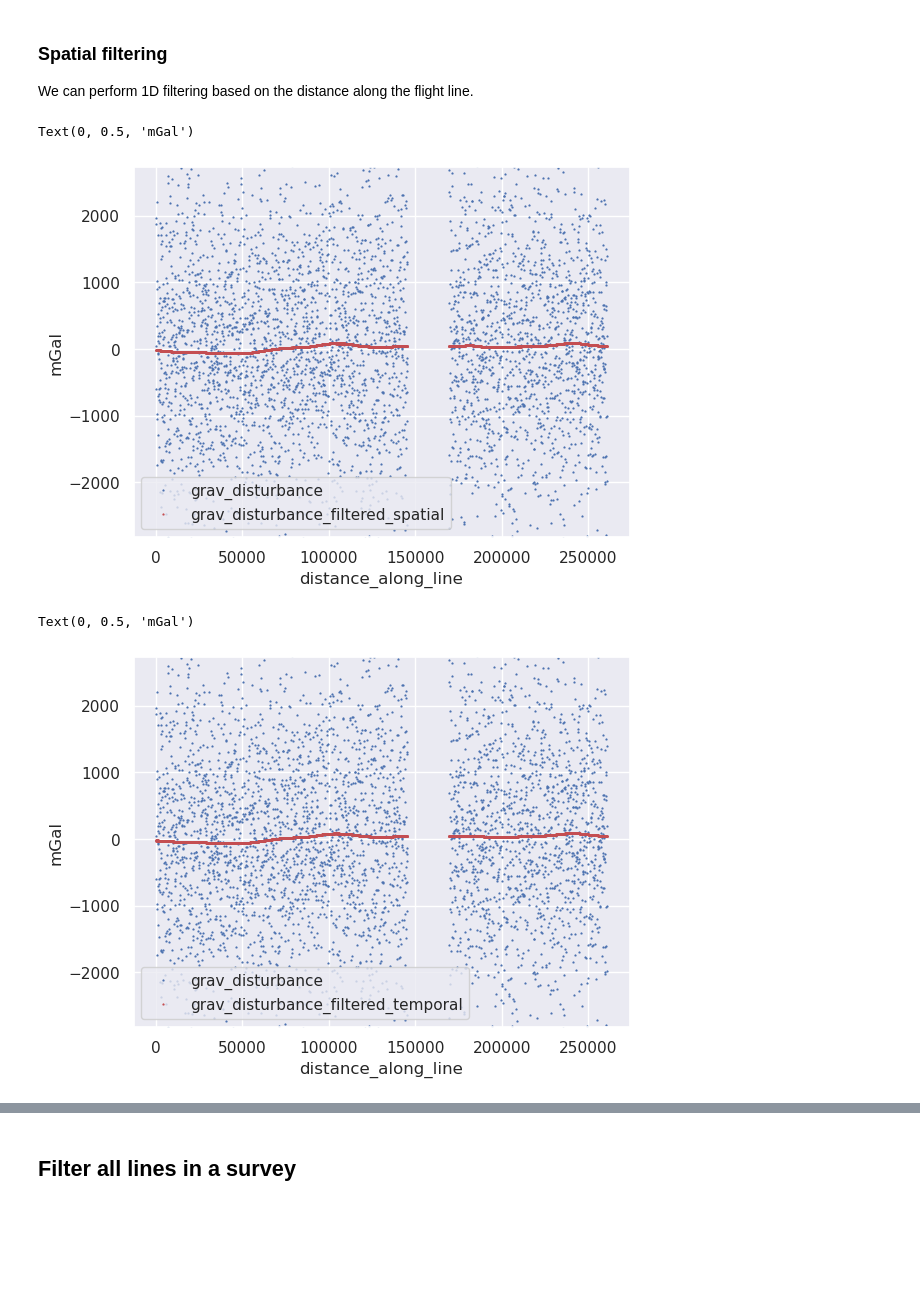
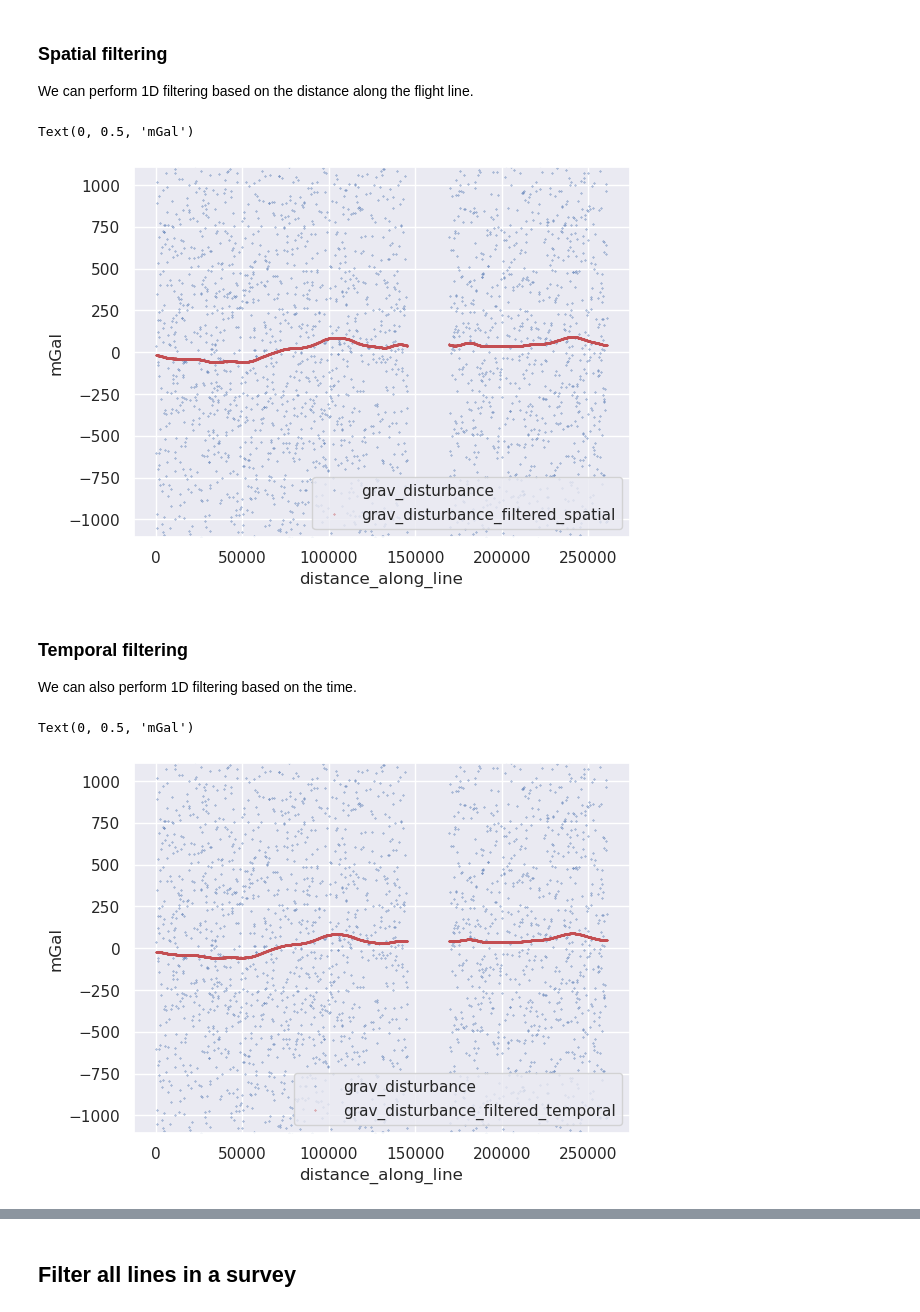
Before and after one commit to GeoToolkits/airbornegeo, a Jupyter notebook: docs/filtering_data_in_1D.ipynb, the cells around one changed output, grey strips where cells are left out. Drawn from its saved outputs; the diff is of its cells as text; code cells hidden in the pictures; blank space fills up the shorter version.

```diff
--- a/docs/filtering_data_in_1D.ipynb
+++ b/docs/filtering_data_in_1D.ipynb
@@ -19,6 +20,7 @@ data_df = data_df[
         "unixtime",
         "grav_disturbance",
         "distance_along_line",
+        "height",
     ]
 ]
 data_df = data_df.sort_values(["line", "unixtime"]).reset_index(drop=True)
@@ -47,26 +49,29 @@ line_df["grav_disturbance_filtered_spatial"] = airbornegeo.filter_line(
     pad_width_percentage=10,
 )
 # %%
-ylim = vd.minmax(line_df.grav_disturbance, min_percentile=2, max_percentile=98)
+maxabs = vd.maxabs(line_df.grav_disturbance, percentile=60)
 ax = line_df.plot.line(
     "distance_along_line",
     "grav_disturbance",
-    style="bp",
+    style="b.",
     ms=0.6,
-    ylim=ylim,
+    ylim=(-maxabs, maxabs),
 )
 ax = line_df.plot.line(
     "distance_along_line",
     "grav_disturbance_filtered_spatial",
-    style="rp",
+    style="r.",
     ms=0.6,
     ax=ax,
-    ylim=ylim,
+    ylim=(-maxabs, maxabs),
 )
 ax.set_ylabel("mGal")
 # %% [output]
 Text(0, 0.5, 'mGal')
-[figure, old version]
+[figure, new version]
+# %% [markdown]
+### Temporal filtering
+We can also perform 1D filtering based on the time.
 # %%
 line_df = line_df.sort_values("unixtime")
 
@@ -78,23 +83,22 @@ line_df["grav_disturbance_filtered_temporal"] = airbornegeo.filter_line(
     pad_width_percentage=10,
 )
 # %%
-ylim = vd.minmax(line_df.grav_disturbance, min_percentile=2, max_percentile=98)
 ax = line_df.plot.line(
     "distance_along_line",
     "grav_disturbance",
-    style="bp",
+    style="b.",
     ms=0.6,
-    ylim=ylim,
+    ylim=(-maxabs, maxabs),
 )
 ax = line_df.plot.line(
     "distance_along_line",
     "grav_disturbance_filtered_temporal",
-    style="rp",
+    style="r.",
     ms=0.6,
     ax=ax,
-    ylim=ylim,
+    ylim=(-maxabs, maxabs),
 )
 ax.set_ylabel("mGal")
 # %% [output]
 Text(0, 0.5, 'mGal')
-[figure, old version]
+[figure, new version]
```
Also changed, not shown: parts of 13 cells of this notebook.
